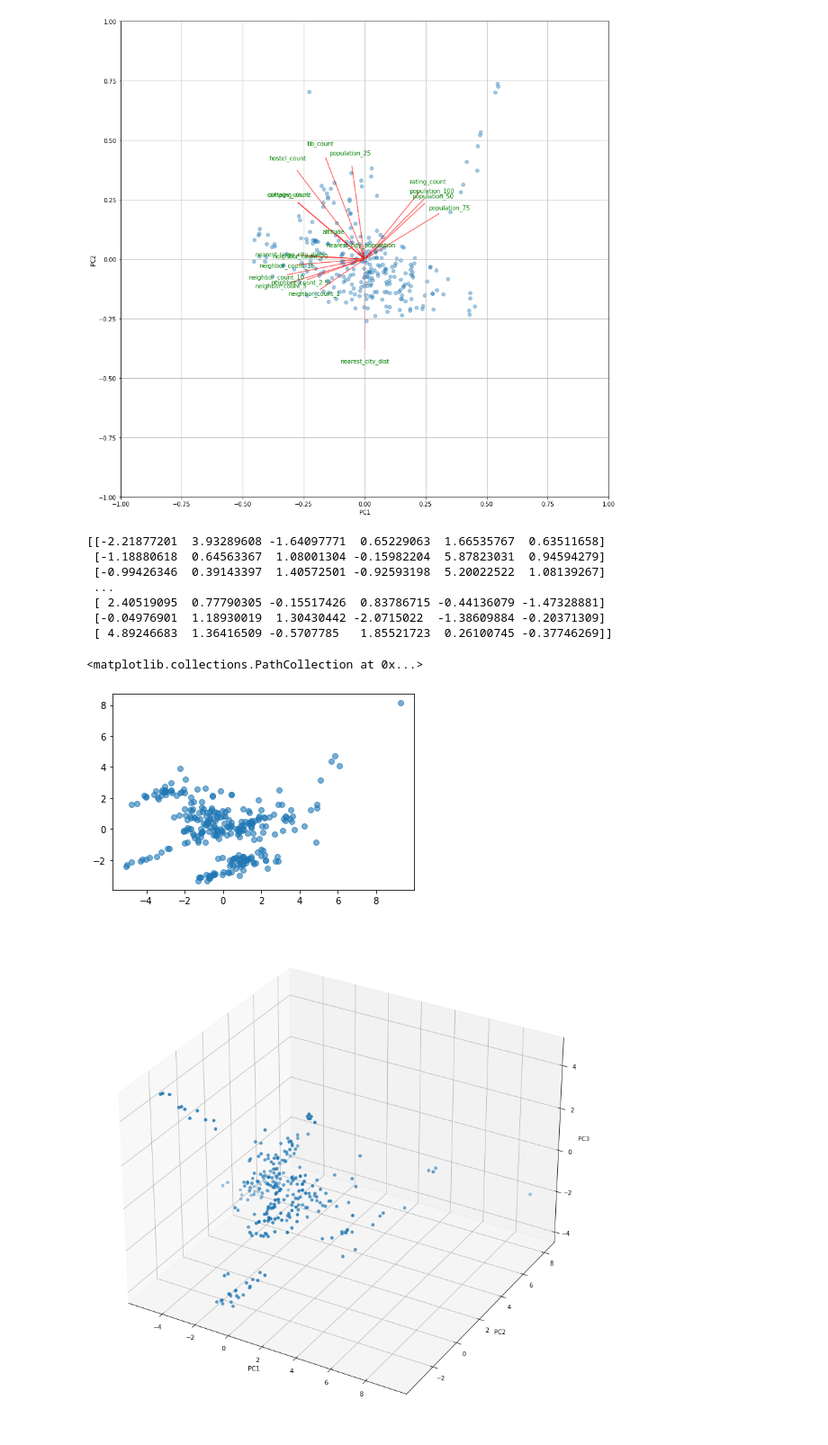
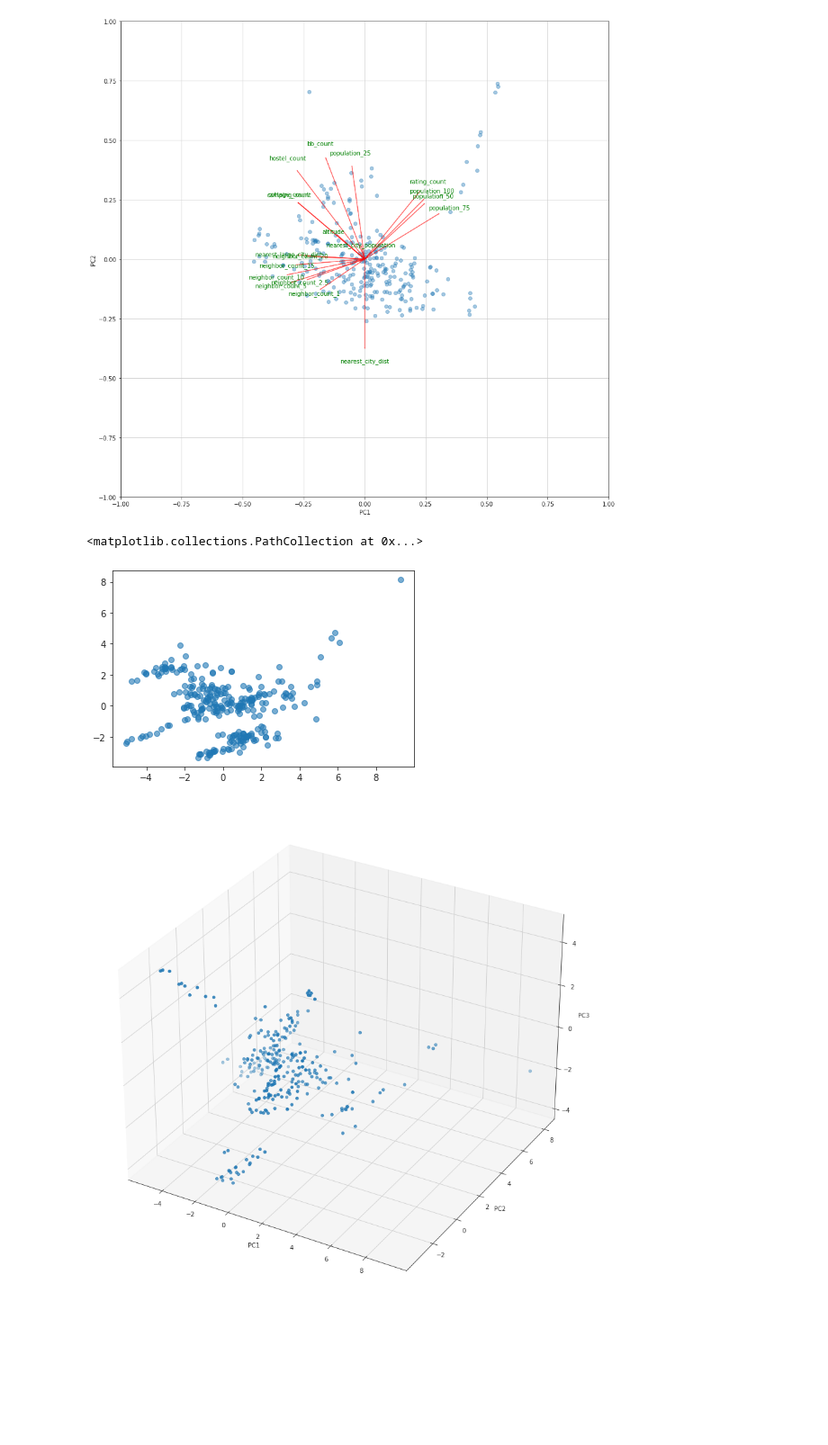
Before and after one commit to filipbalucha/FDS_final_project, a Jupyter notebook: PCA.ipynb, the cells around one changed output. Shown at 90% size. Cells and saved outputs as stored; diff of their text form; code cells hidden in the pictures; blank space fills up the shorter version.

```diff
--- a/PCA.ipynb
+++ b/PCA.ipynb
@@ -191,18 +190,12 @@ myplot(pca_out[:,2:4],np.transpose(pca.components_[0:2, :]), labels=munro_subset
 plt.show()
 # %% [output]
 [figure]
-# %%
-pca_result = pca.transform(scaled_munro)
-print(pca_result)
-plt.scatter(pca_result[:,0], pca_result[:,1], alpha=0.6)
-# %% [output]
-[[-2.21877201  3.93289608 -1.64097771  0.65229063  1.66535767  0.63511658]
- [-1.18880618  0.64563367  1.08001304 -0.15982204  5.87823031  0.94594279]
- [-0.99426346  0.39143397  1.40572501 -0.92593198  5.20022522  1.08139267]
- ...
- [ 2.40519095  0.77790305 -0.15517426  0.83786715 -0.44136079 -1.47328881]
- [-0.04976901  1.18930019  1.30430442 -2.0715022  -1.38609884 -0.20371309]
- [ 4.89246683  1.36416509 -0.5707785   1.85521723  0.26100745 -0.37746269]]
-<matplotlib.collections.PathCollection at 0x...>
-[figure, removed]
+# %%
+# Plot the first two principal scores
+pc1 = transformed_values[:,0]
+pc2 = transformed_values[:,1]
+plt.scatter(pc1, pc2, alpha=0.6)
+# %% [output]
+<matplotlib.collections.PathCollection at 0x...>
+[figure, added]
 # %%
```
Also changed, not shown: parts of 26 cells of this notebook.
